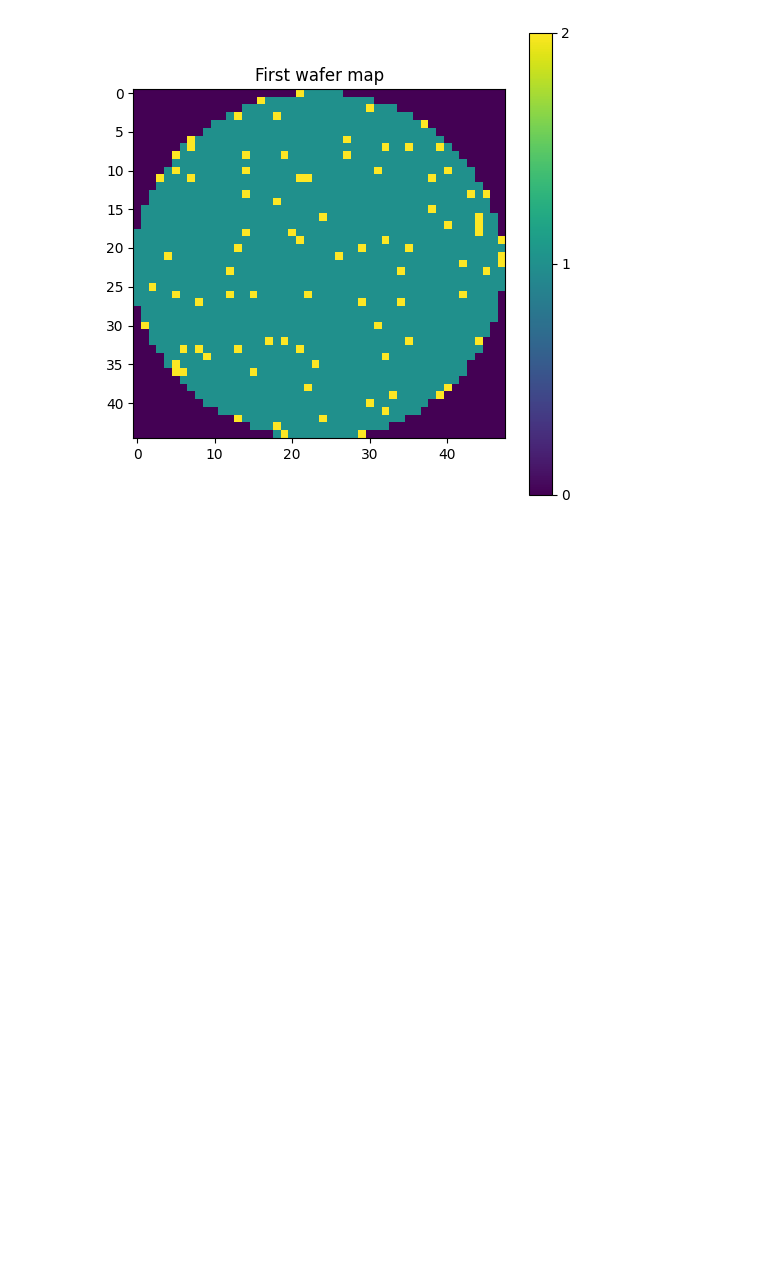
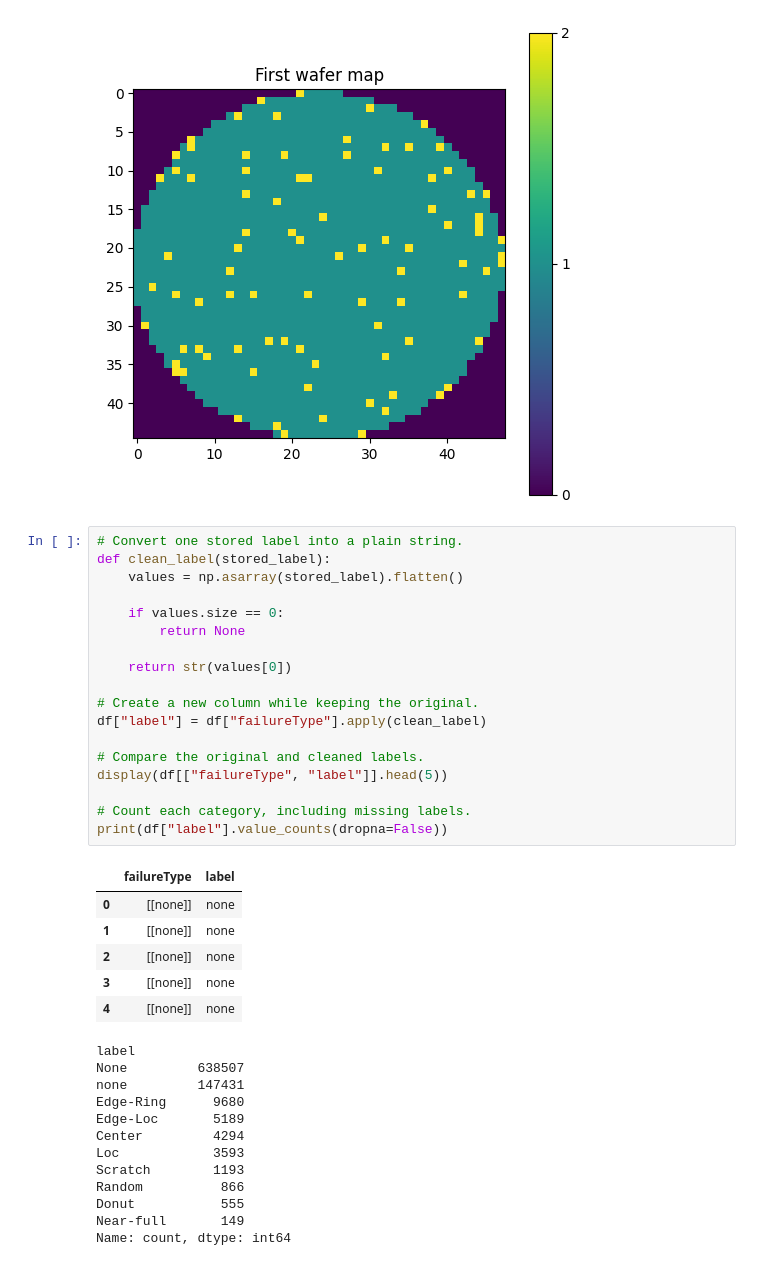
Before and after one commit to DTeklehaymanot/wafer_defect_classification, a Jupyter notebook: wafer_defect_classification.ipynb, the cells around one changed output. Cells and saved outputs as stored; diff of their text form; blank space fills up the shorter version.

Commit message:
extract wafer labels and inspect class counts

```diff
--- a/wafer_defect_classification.ipynb
+++ b/wafer_defect_classification.ipynb
@@ -123,3 +123,40 @@ Map shape: (45, 48)
 Unique cell values: [0 1 2]
 Stored label: [['none']]
 [figure]
+# %%
+# Convert one stored label into a plain string.
+def clean_label(stored_label):
+    values = np.asarray(stored_label).flatten()
+
+    if values.size == 0:
+        return None
+
+    return str(values[0])
+
+# Create a new column while keeping the original.
+df["label"] = df["failureType"].apply(clean_label)
+
+# Compare the original and cleaned labels.
+display(df[["failureType", "label"]].head(5))
+
+# Count each category, including missing labels.
+print(df["label"].value_counts(dropna=False))
+# %% [output]
+|  | failureType | label |
+| 0 | [[none]] | none |
+| 1 | [[none]] | none |
+| 2 | [[none]] | none |
+| 3 | [[none]] | none |
+| 4 | [[none]] | none |
+label
+None         638507
+none         147431
+Edge-Ring      9680
+Edge-Loc       5189
+Center         4294
+Loc            3593
+Scratch        1193
+Random          866
+Donut           555
+Near-full       149
+Name: count, dtype: int64
```
